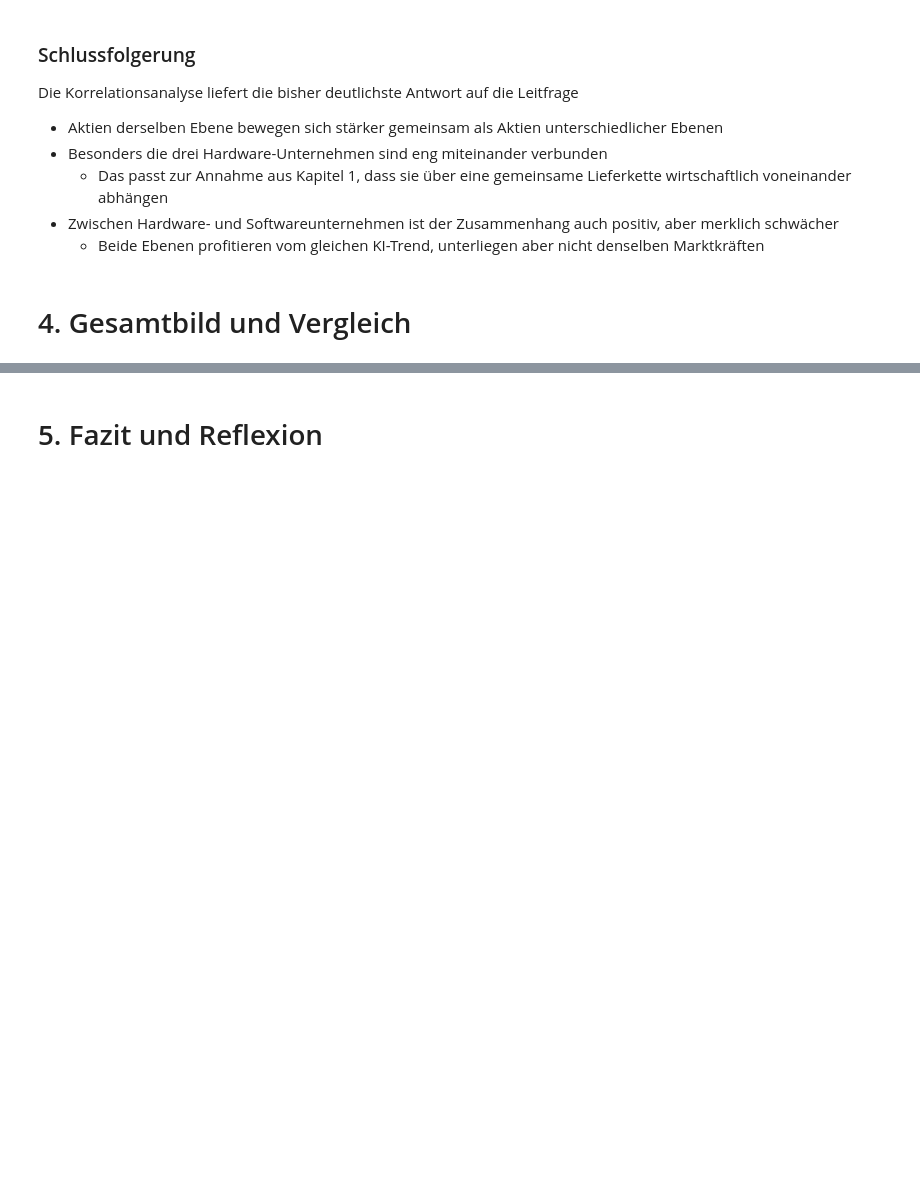
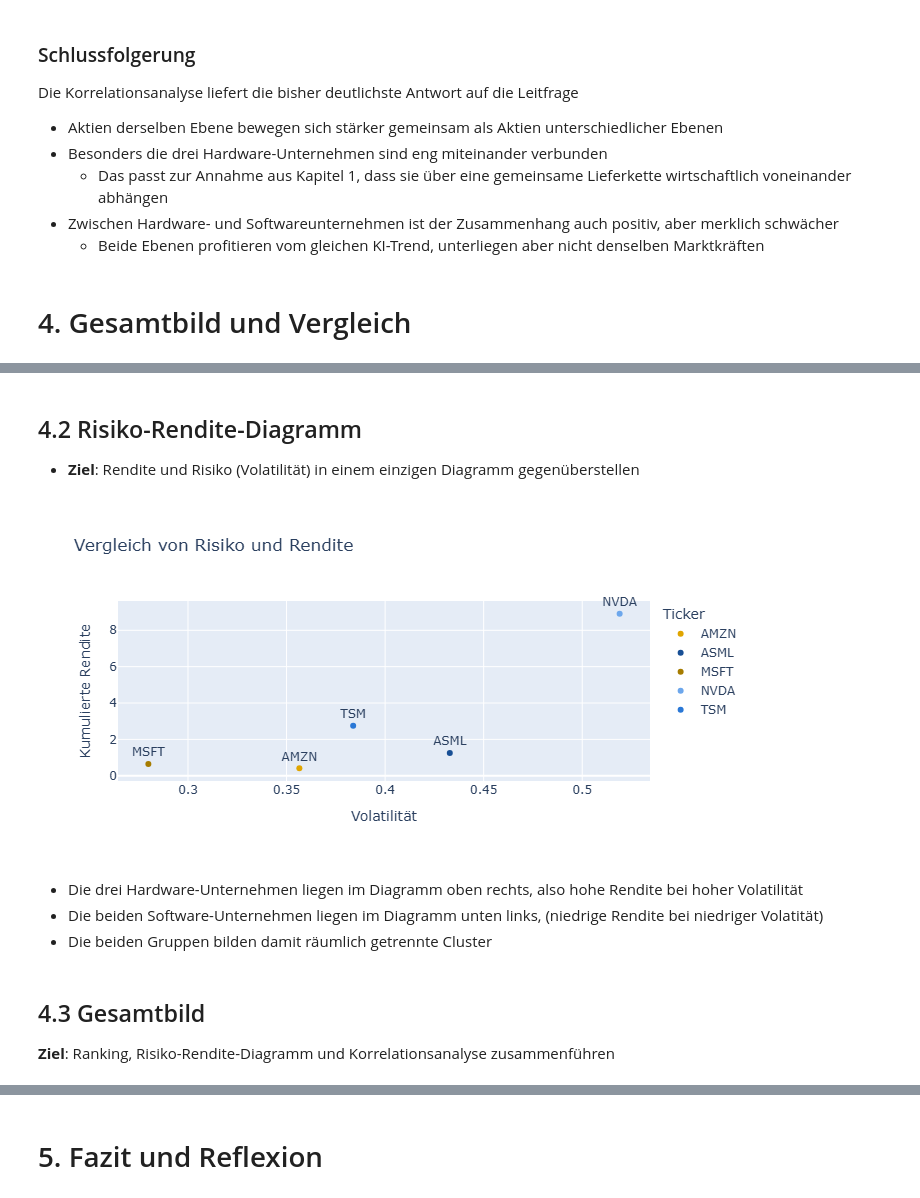
Before and after one commit to dustin-keks/DLBFTPPP01, a Jupyter notebook: praesentation.ipynb, the cells around one changed output, grey strips where cells are left out. Cells and saved outputs as stored; diff of their text form; code cells hidden in the pictures; blank space fills up the shorter version.

```diff
--- a/praesentation.ipynb
+++ b/praesentation.ipynb
@@ -462,0 +456,9 @@ Die Korrelationsanalyse liefert die bisher deutlichste Antwort auf die Leitfrage
+# %%
+kennzahlen_uebersicht = pandas.DataFrame({
+    "Kumulierte Rendite": kumulierte_rendite.iloc[-1],
+    "Volatilität": volatilitaet,
+    "Sharpe Ratio": sharpe_ratio,
+    "Maximaler Drawdown": maximaler_drawdown
+})
+
+kennzahlen_uebersicht
@@ -462,0 +479,27 @@ Die Korrelationsanalyse liefert die bisher deutlichste Antwort auf die Leitfrage
+# %% [markdown]
+## 4.2 Risiko-Rendite-Diagramm
+
+- **Ziel**: Rendite und Risiko (Volatilität) in einem einzigen Diagramm gegenüberstellen
+# %%
+figur_risiko_rendite = plotly.express.scatter(
+    kennzahlen_uebersicht,
+    x="Volatilität",
+    y="Kumulierte Rendite",
+    color=kennzahlen_uebersicht.index,
+    color_discrete_map=farben,
+    text=kennzahlen_uebersicht.index,
+    title="Vergleich von Risiko und Rendite"
+)
+
+figur_risiko_rendite.update_traces(textposition="top center", cliponaxis=False)
+figur_risiko_rendite.show()
+# %% [output]
+[figure, added]
+# %% [markdown]
+- Die drei Hardware-Unternehmen liegen im Diagramm oben rechts, also hohe Rendite bei hoher Volatilität
+- Die beiden Software-Unternehmen liegen im Diagramm unten links, (niedrige Rendite bei niedriger Volatität)
+- Die beiden Gruppen bilden damit räumlich getrennte Cluster
+# %% [markdown]
+## 4.3 Gesamtbild
+
+**Ziel**: Ranking, Risiko-Rendite-Diagramm und Korrelationsanalyse zusammenführen
```
Also changed, not shown: parts of 17 cells of this notebook.
